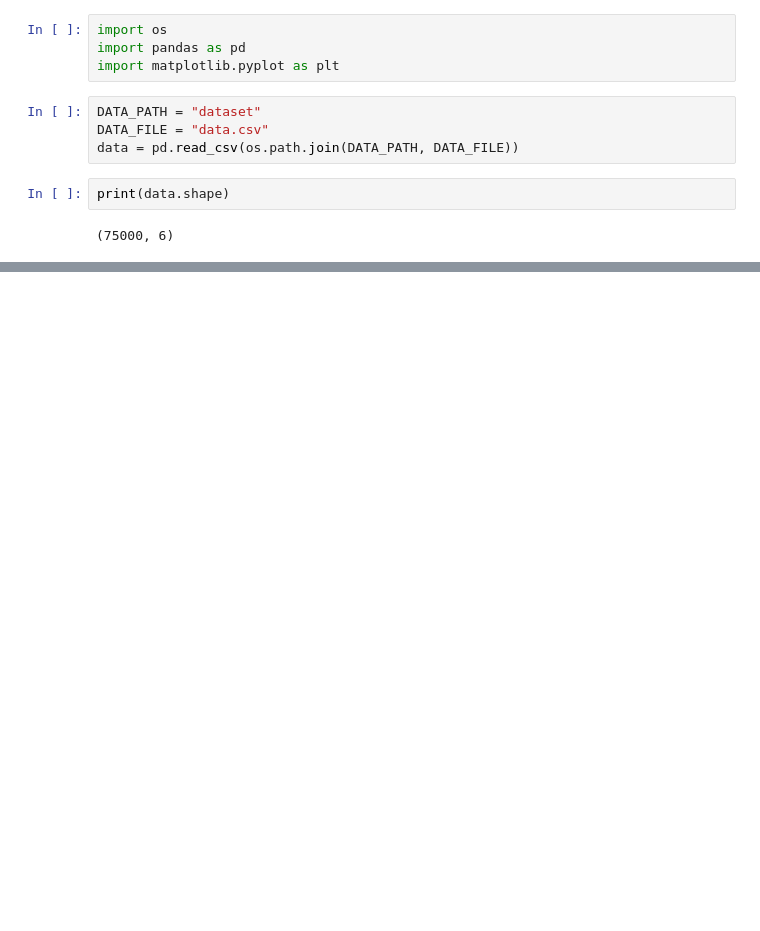
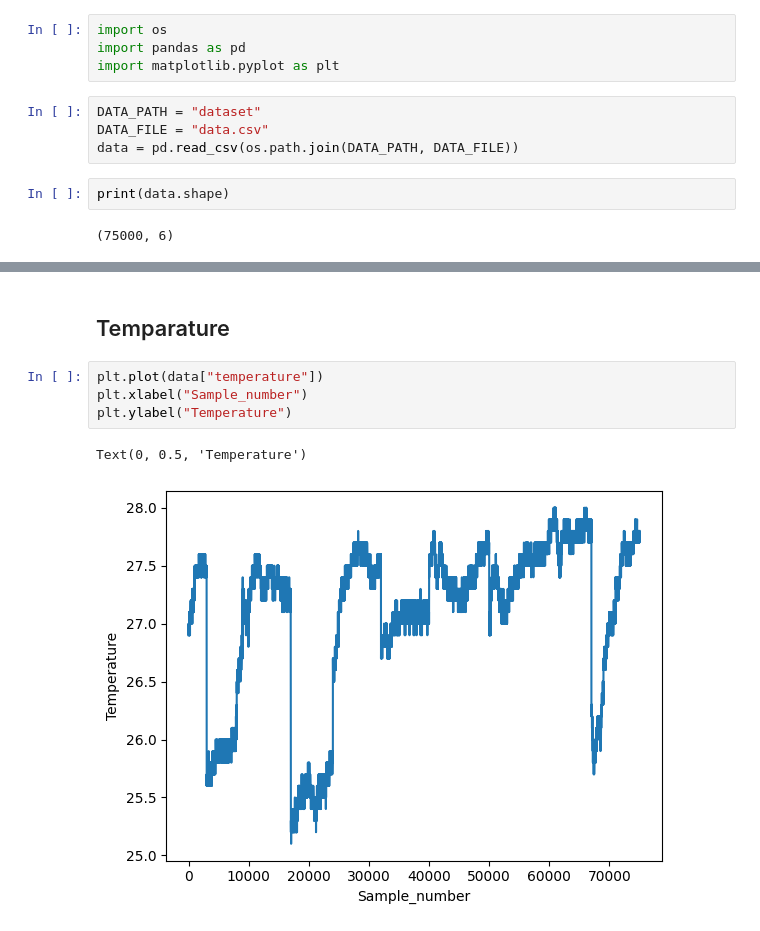
Before and after one commit to cksajil/anemometer, a Jupyter notebook: eda_anemometer.ipynb, the cells around one changed output, grey strips where cells are left out. Drawn from its saved outputs; the diff is of its cells as text; blank space fills up the shorter version.

```diff
--- a/eda_anemometer.ipynb
+++ b/eda_anemometer.ipynb
@@ -31,0 +50,9 @@ data.describe()
+# %% [markdown]
+## Temparature
+# %%
+plt.plot(data["temperature"])
+plt.xlabel("Sample_number")
+plt.ylabel("Temperature")
+# %% [output]
+Text(0, 0.5, 'Temperature')
+[figure, added]
```
Also changed, not shown: parts of 11 cells of this notebook.
